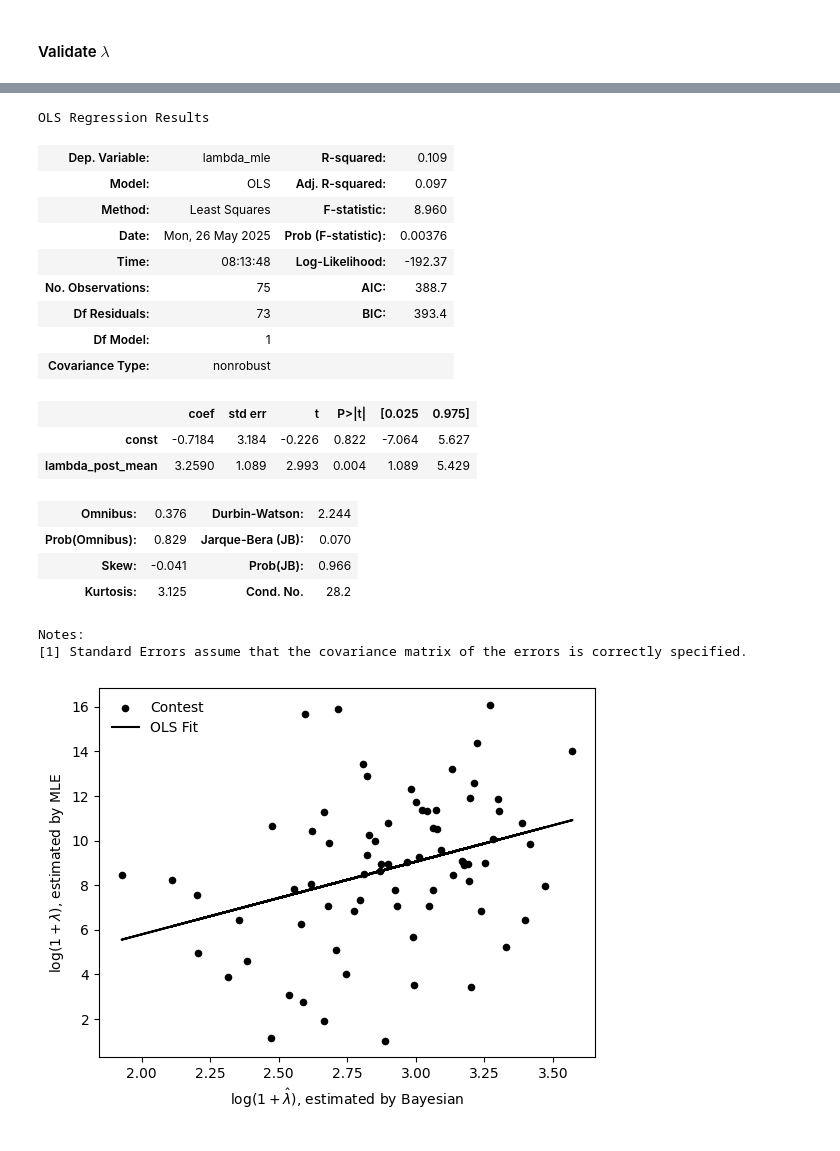
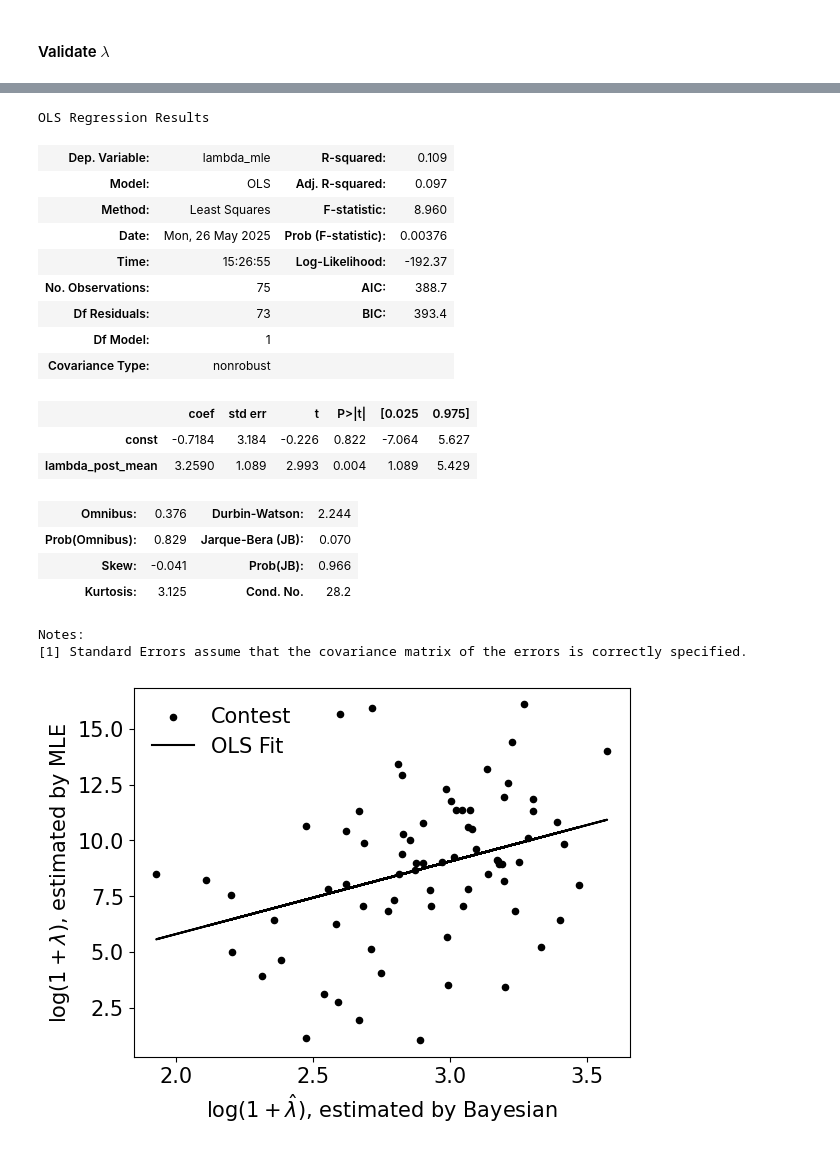
Before and after one commit to zhuanglinsheng/kaggle-contest-design, a Jupyter notebook: metakaggle/_validate.ipynb, the cells around one changed output, grey strips where cells are left out. Drawn from its saved outputs; the diff is of its cells as text; code cells hidden in the pictures.

```diff
--- a/metakaggle/_validate.ipynb
+++ b/metakaggle/_validate.ipynb
@@ -375,6 +375,7 @@ model_sigma = sm.OLS(sigma_hat_mle, X_sigma).fit()
 sigma_hat_fit = model_sigma.predict(X_sigma)
 display(model_sigma.summary())
 
+plt.rcParams.update({'font.size': 15})
 plt.scatter(sigma_hat_bayes, sigma_hat_mle, s=20, label="Data", color="black", )
 plt.plot(sigma_hat_bayes, sigma_hat_fit, label="OLS Fit", color="black")
 plt.xlabel(r"$\log(1+\hat\sigma)$, estimated by Bayesian")
@@ -413,9 +414,12 @@ model_sigma_clean = sm.OLS(y_sigma_clean, X_sigma_clean).fit()
 sigma_hat_fit_clean = model_sigma_clean.predict(X_sigma)
 display(model_sigma_clean.summary())
 
+plt.rcParams.update({'font.size': 15})
 if sum(outliers):
-	plt.scatter(sigma_hat_bayes[outliers], sigma_hat_mle[outliers], s=20, label="Outliers", color="red", )
-plt.scatter(sigma_hat_bayes[non_outliers], sigma_hat_mle[non_outliers], s=20, label="Contest", color="black", )
+	plt.scatter(sigma_hat_bayes[outliers], sigma_hat_mle[outliers],
+			s=20, label="Outliers", color="red", )
+plt.scatter(sigma_hat_bayes[non_outliers], sigma_hat_mle[non_outliers],
+		s=20, label="Contest", color="black", )
 plt.plot(sigma_hat_bayes, sigma_hat_fit_clean, label="OLS Fit", color="black")
 plt.ylim((0, 2))
 plt.xlabel(r"$\log(1+\hat\sigma)$, estimated by Bayesian")
@@ -454,6 +458,7 @@ model_lambda = sm.OLS(lamb_hat_mle, X_lamb).fit()
 lamb_hat_fit = model_lambda.predict(X_lamb)
 display(model_lambda.summary())
 
+plt.rcParams.update({'font.size': 15})
 plt.scatter(lamb_hat_bayes, lamb_hat_mle, s=20, label="Data", color="black", )
 plt.plot(lamb_hat_bayes, lamb_hat_fit, label="OLS Fit", color="black")
 plt.xlabel(r"$\log(1+\hat\lambda)$, estimated by Bayesian")
@@ -492,34 +497,37 @@ model_sigma_clean = sm.OLS(y_lamb_clean, X_lamb_clean).fit()
 sigma_hat_fit_clean = model_sigma_clean.predict(X_lamb)
 display(model_sigma_clean.summary())
 
+plt.rcParams.update({'font.size': 15})
 if sum(outliers) > 0:
-	plt.scatter(lamb_hat_bayes[outliers], lamb_hat_mle[outliers], s=20, label="Outliers", color="red")
-plt.scatter(lamb_hat_bayes[non_outliers], lamb_hat_mle[non_outliers], s=20, label="Contest", color="black")
+	plt.scatter(lamb_hat_bayes[outliers], lamb_hat_mle[outliers],
+			s=20, label="Outliers", color="red")
+plt.scatter(lamb_hat_bayes[non_outliers], lamb_hat_mle[non_outliers],
+		s=20, label="Contest", color="black")
 plt.plot(lamb_hat_bayes, sigma_hat_fit_clean, label="OLS Fit", color="black")
 
 plt.xlabel(r"$\log(1+\hat\lambda)$, estimated by Bayesian")
 plt.ylabel(r"$\log(1+\lambda)$, estimated by MLE")
 plt.legend(loc='upper left', frameon=False)
 plt.savefig("../paper/validate_lamb.pdf", bbox_inches='tight')
 plt.show()
 # %% [output]
 OLS Regression Results
 | Dep. Variable: | lambda_mle | R-squared: | 0.109 |
 | Model: | OLS | Adj. R-squared: | 0.097 |
 | Method: | Least Squares | F-statistic: | 8.960 |
 | Date: | Mon, 26 May 2025 | Prob (F-statistic): | 0.00376 |
-| Time: | 08:13:48 | Log-Likelihood: | -192.37 |
+| Time: | 15:26:55 | Log-Likelihood: | -192.37 |
 | No. Observations: | 75 | AIC: | 388.7 |
 | Df Residuals: | 73 | BIC: | 393.4 |
 | Df Model: | 1 |  |  |
 | Covariance Type: | nonrobust |  |  |
 |  | coef | std err | t | P>|t| | [0.025 | 0.975] |
 | const | -0.7184 | 3.184 | -0.226 | 0.822 | -7.064 | 5.627 |
 | lambda_post_mean | 3.2590 | 1.089 | 2.993 | 0.004 | 1.089 | 5.429 |
 | Omnibus: | 0.376 | Durbin-Watson: | 2.244 |
 | Prob(Omnibus): | 0.829 | Jarque-Bera (JB): | 0.070 |
 | Skew: | -0.041 | Prob(JB): | 0.966 |
 | Kurtosis: | 3.125 | Cond. No. | 28.2 |
 Notes:
 [1] Standard Errors assume that the covariance matrix of the errors is correctly specified.
-[figure, old version]
+[figure, new version]
```
Also changed, not shown: parts of 3 cells of this notebook, 2 other files.
